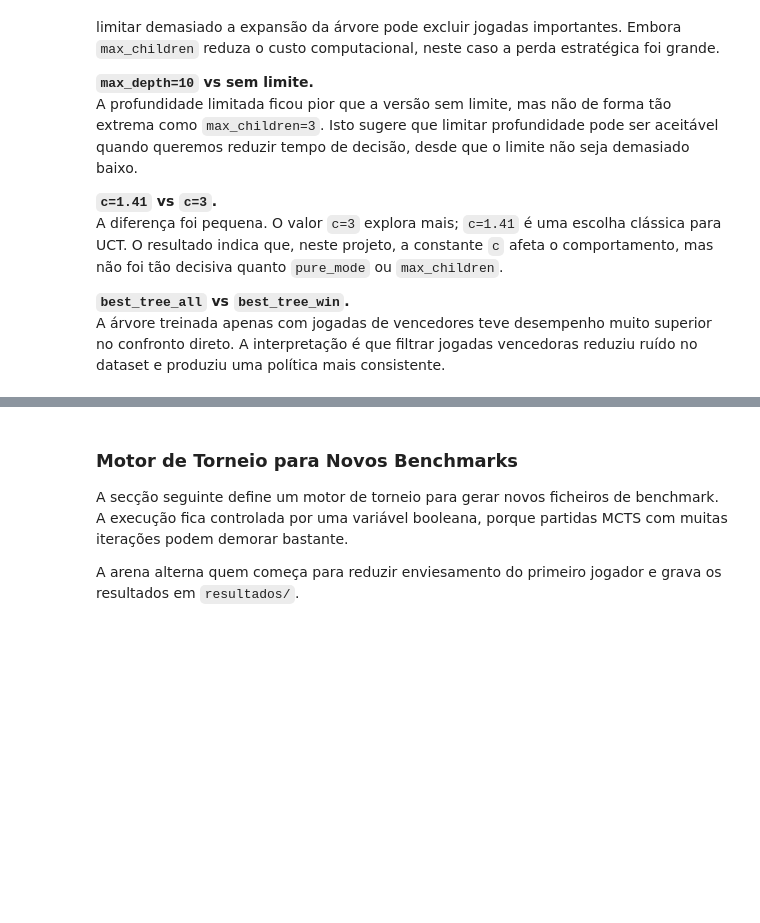
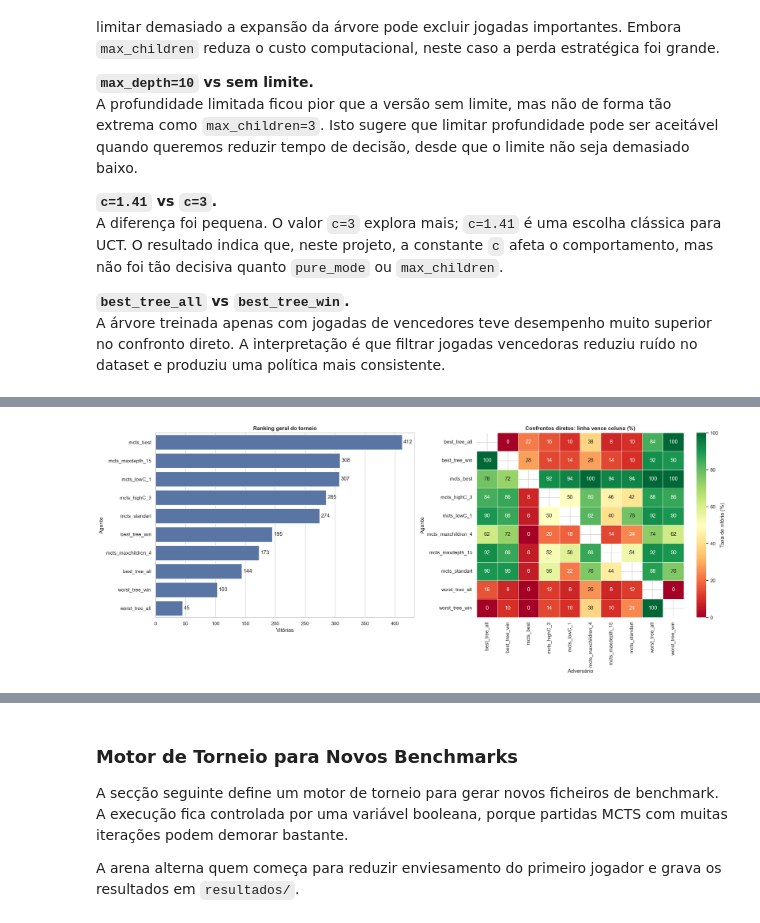
Before and after one commit to Klippell/IA-Connect-4-PopOut, a Jupyter notebook: connect_4.ipynb, the cells around one changed output, grey strips where cells are left out. Saved outputs shown, nothing was run; the diff lists cells and outputs as text; code cells hidden in the pictures; blank space fills up the shorter version.

```diff
--- a/connect_4.ipynb
+++ b/connect_4.ipynb
@@ -794,20 +1050,17 @@ def resumir_torneio(caminho_csv):
         df_torneio["Vencedor"]
         .value_counts()
         .rename_axis("Agente")
-        .reset_index(name="Vitorias")
+        .reset_index(name="Vitórias")
     )
     resumo["Ficheiro"] = caminho_csv.name
     resumo["Partidas"] = len(df_torneio)
-    resumo["Jogadas Medias"] = round(df_torneio["Total_Jogadas"].mean(), 2)
+    resumo["Jogadas Médias"] = round(df_torneio["Total_Jogadas"].mean(), 2)
     return resumo
 
-resumos_torneios = []
-for caminho in [RESULTS_DIR / "torneio.csv", RESULTS_DIR / "torneio_2.csv"]:
-    if caminho.exists():
-        resumos_torneios.append(resumir_torneio(caminho))
+TORNEIO_PRINCIPAL = RESULTS_DIR / "torneio.csv"
 
-if resumos_torneios:
-    resumo_torneios = pd.concat(resumos_torneios, ignore_index=True)
-    display(resumo_torneios.head(20))
+if TORNEIO_PRINCIPAL.exists():
+    resumo_torneio = resumir_torneio(TORNEIO_PRINCIPAL)
+    display(resumo_torneio)
 else:
-    print("Nenhum ficheiro de torneio encontrado.")
+    print("Ficheiro torneio.csv não encontrado.")
@@ -814 +1089,62 @@ else:
+# %%
+df_torneio = pd.read_csv(TORNEIO_PRINCIPAL)
+
+df_sem_empate = df_torneio[df_torneio["Vencedor"] != "Empate"].copy()
+ranking_vitorias = (
+    df_sem_empate["Vencedor"]
+    .value_counts()
+    .rename_axis("Agente")
+    .reset_index(name="Vitórias")
+)
+
+agentes = sorted(set(df_torneio["P1"]).union(df_torneio["P2"]))
+matriz_vitorias = pd.DataFrame(np.nan, index=agentes, columns=agentes)
+
+for agente_linha in agentes:
+    for agente_coluna in agentes:
+        if agente_linha == agente_coluna:
+            continue
+        duelo = df_torneio[
+            ((df_torneio["P1"] == agente_linha) & (df_torneio["P2"] == agente_coluna))
+            | ((df_torneio["P1"] == agente_coluna) & (df_torneio["P2"] == agente_linha))
+        ]
+        if len(duelo) > 0:
+            matriz_vitorias.loc[agente_linha, agente_coluna] = (
+                (duelo["Vencedor"] == agente_linha).mean() * 100
+            )
+
+fig, axes = plt.subplots(1, 2, figsize=(20, 8))
+
+sns.barplot(
+    data=ranking_vitorias,
+    y="Agente",
+    x="Vitórias",
+    ax=axes[0],
+    color="#4C72B0",
+)
+axes[0].set_title("Ranking geral do torneio", fontweight="bold")
+axes[0].set_xlabel("Vitórias")
+axes[0].set_ylabel("Agente")
+for container in axes[0].containers:
+    axes[0].bar_label(container, padding=3)
+
+sns.heatmap(
+    matriz_vitorias,
+    annot=True,
+    fmt=".0f",
+    cmap="RdYlGn",
+    center=50,
+    linewidths=0.5,
+    linecolor="white",
+    cbar_kws={"label": "Taxa de vitória (%)"},
+    ax=axes[1],
+)
+axes[1].set_title("Confrontos diretos: linha vence coluna (%)", fontweight="bold")
+axes[1].set_xlabel("Adversário")
+axes[1].set_ylabel("Agente")
+
+plt.tight_layout()
+plt.show()
+# %% [output]
+[figure, added]
 # %% [markdown]
```
Also changed, not shown: parts of 31 cells of this notebook.
